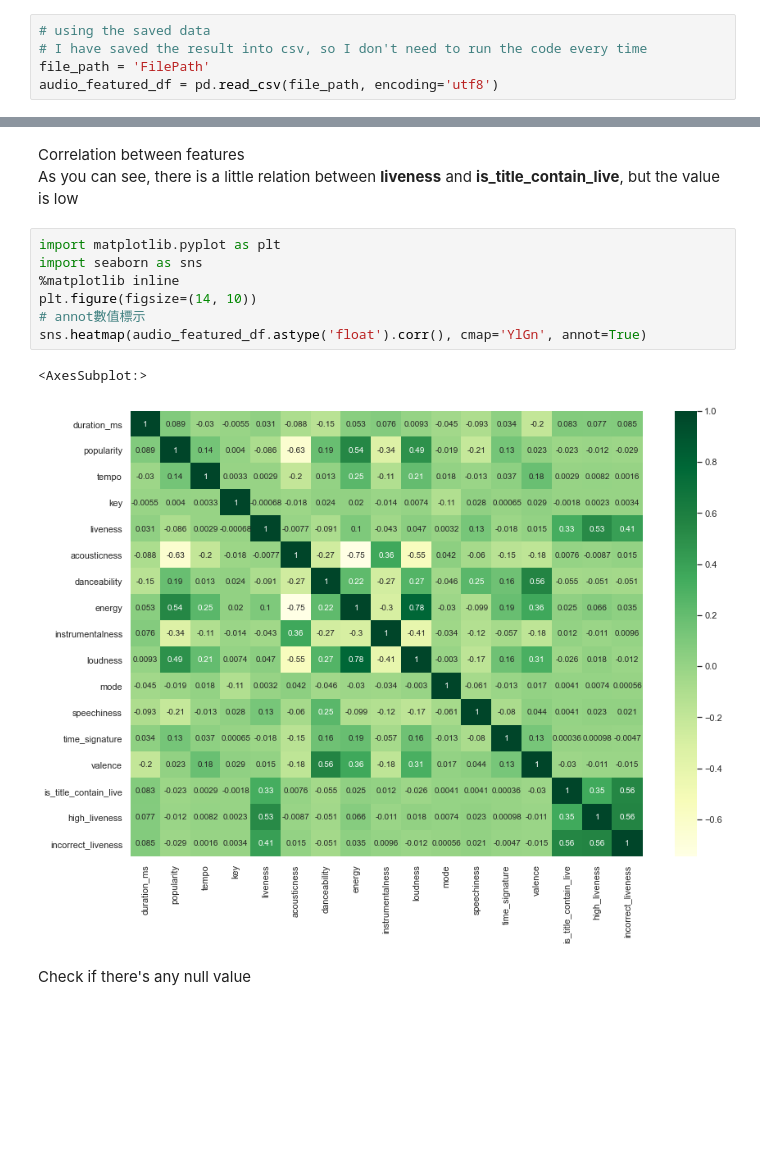
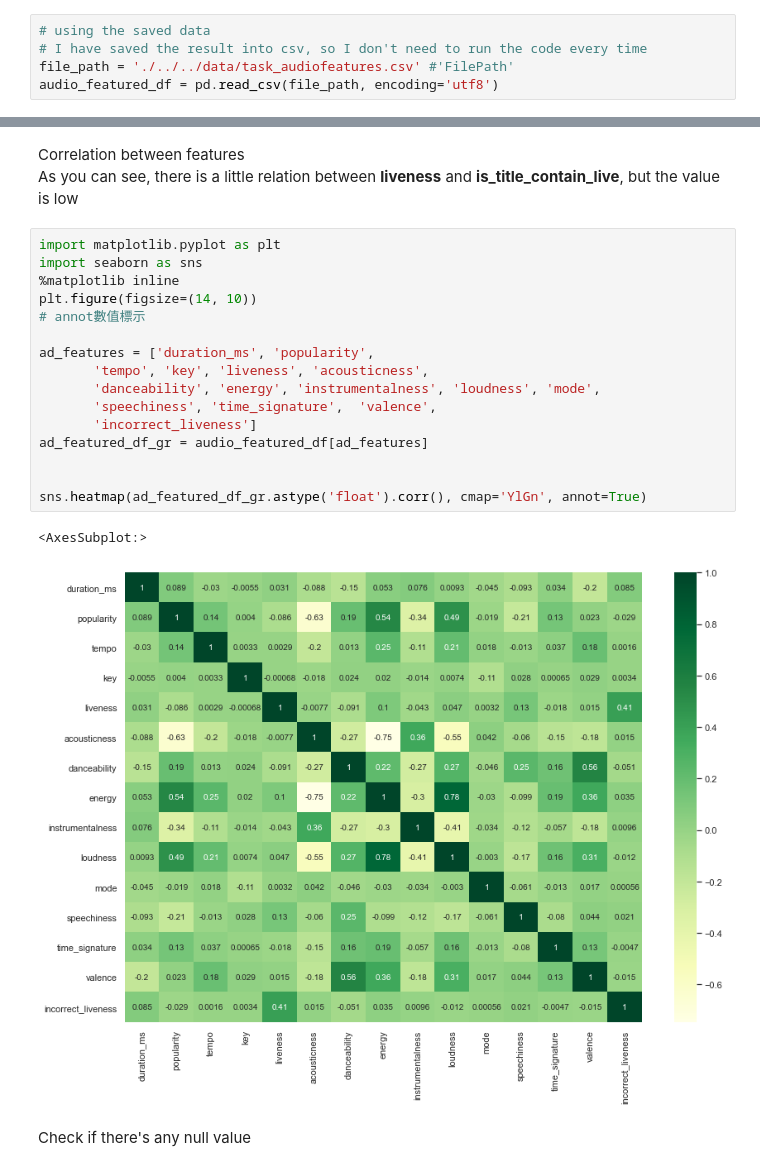
Before and after one commit to athenayun/Detection_of_incorrect_liveness, a Jupyter notebook: Detection_of_incorrect_liveness.ipynb, the cells around one changed output, grey strips where cells are left out. Cells and saved outputs as stored; diff of their text form; blank space fills up the shorter version.

```diff
--- a/Detection_of_incorrect_liveness.ipynb
+++ b/Detection_of_incorrect_liveness.ipynb
@@ -340,7 +351,7 @@ audio_featured_df.head()
 # %%
 # using the saved data
 # I have saved the result into csv, so I don't need to run the code every time
-file_path = 'FilePath'
+file_path = './../../data/task_audiofeatures.csv' #'FilePath'
 audio_featured_df = pd.read_csv(file_path, encoding='utf8')
 # %% [markdown]
 #### Label the track that is actual live by the statement in the song title
@@ -410,13 +421,22 @@ As you can see, there is a little relation between **liveness** and **is_title_c
 # %%
 import matplotlib.pyplot as plt
 import seaborn as sns
 %matplotlib inline
 plt.figure(figsize=(14, 10))
 # annot數值標示
-sns.heatmap(audio_featured_df.astype('float').corr(), cmap='YlGn', annot=True)
+
+ad_features = ['duration_ms', 'popularity',
+       'tempo', 'key', 'liveness', 'acousticness',
+       'danceability', 'energy', 'instrumentalness', 'loudness', 'mode',
+       'speechiness', 'time_signature',  'valence',
+       'incorrect_liveness']
+ad_featured_df_gr = audio_featured_df[ad_features]
+
+
+sns.heatmap(ad_featured_df_gr.astype('float').corr(), cmap='YlGn', annot=True)
 # %% [output]
 <AxesSubplot:>
-[figure, old version]
+[figure, new version]
 # %% [markdown]
 Check if there's any null value
 # %%
```
Also changed, not shown: parts of 7 cells of this notebook.
